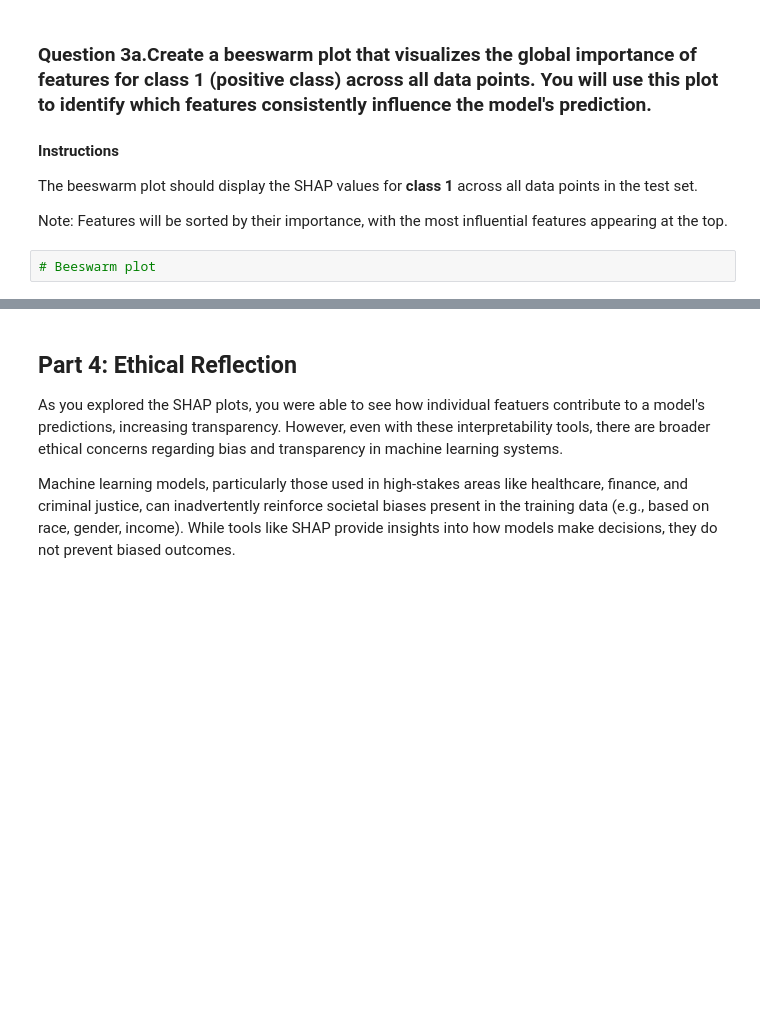
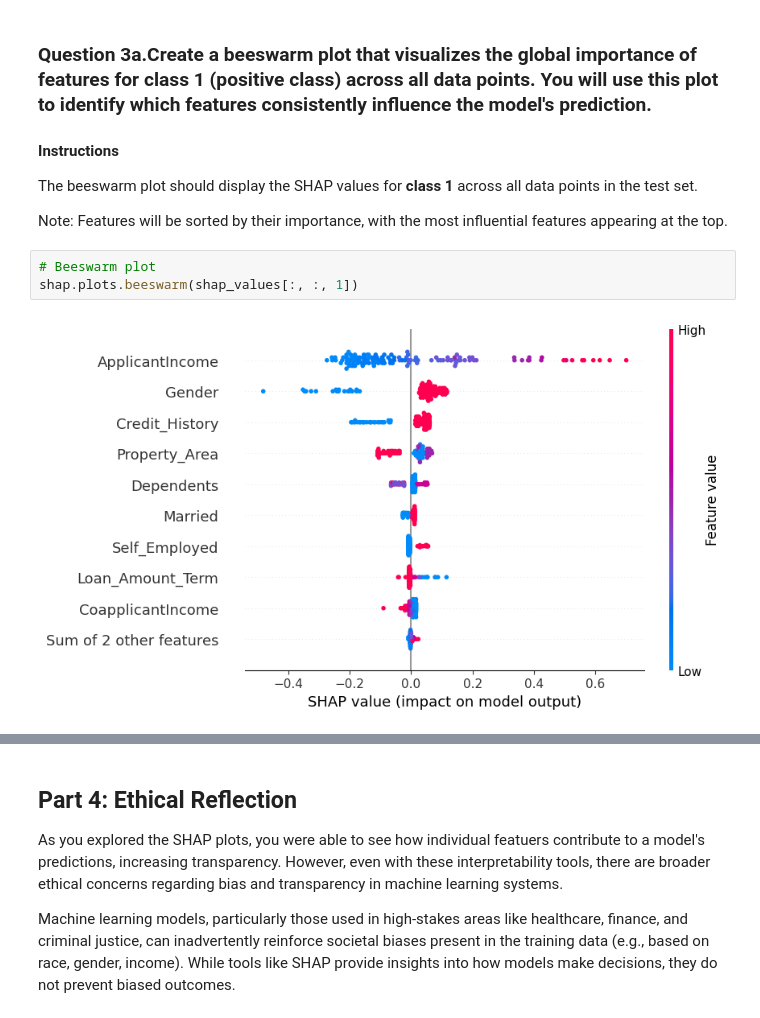
Before and after one commit to Mosizamani/Mosizamani-aai-531-ethics-lab5, a Jupyter notebook: assignment_5.1_notebook.ipynb, the cells around one changed output, grey strips where cells are left out. Saved outputs shown, nothing was run; the diff lists cells and outputs as text; blank space fills up the shorter version.

```diff
--- a/assignment_5.1_notebook.ipynb
+++ b/assignment_5.1_notebook.ipynb
@@ -230,5 +262,8 @@ The beeswarm plot should display the SHAP values for <b> class 1</b> across all
    Note: Features will be sorted by their importance, with the most influential features appearing at the top.
 # %%
 # Beeswarm plot
+shap.plots.beeswarm(shap_values[:, :, 1])
+# %% [output]
+[figure, added]
 # %% [markdown]
 ### **Question 3b. Which feature appears to be the most important across all data points? Are there any features that have a mixed effect (i.e. pushing predictions towards class 1 and other times pushing them away?) What could cause this variability? How do the color of the dots help you interpret the relationship between the feature value and the prediction? Are there any notable findings?**
```
Also changed, not shown: parts of 7 cells of this notebook, 3 other files.
